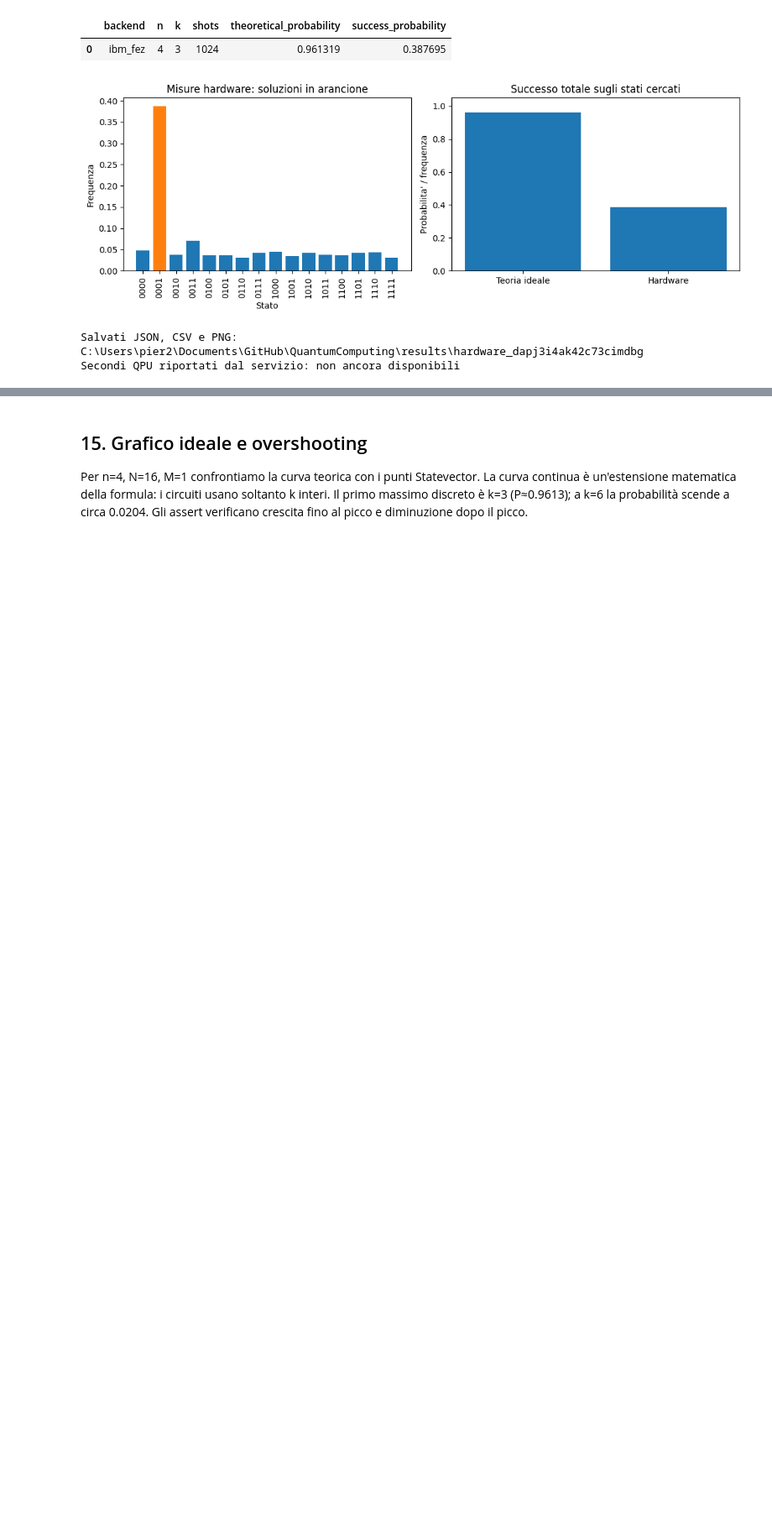
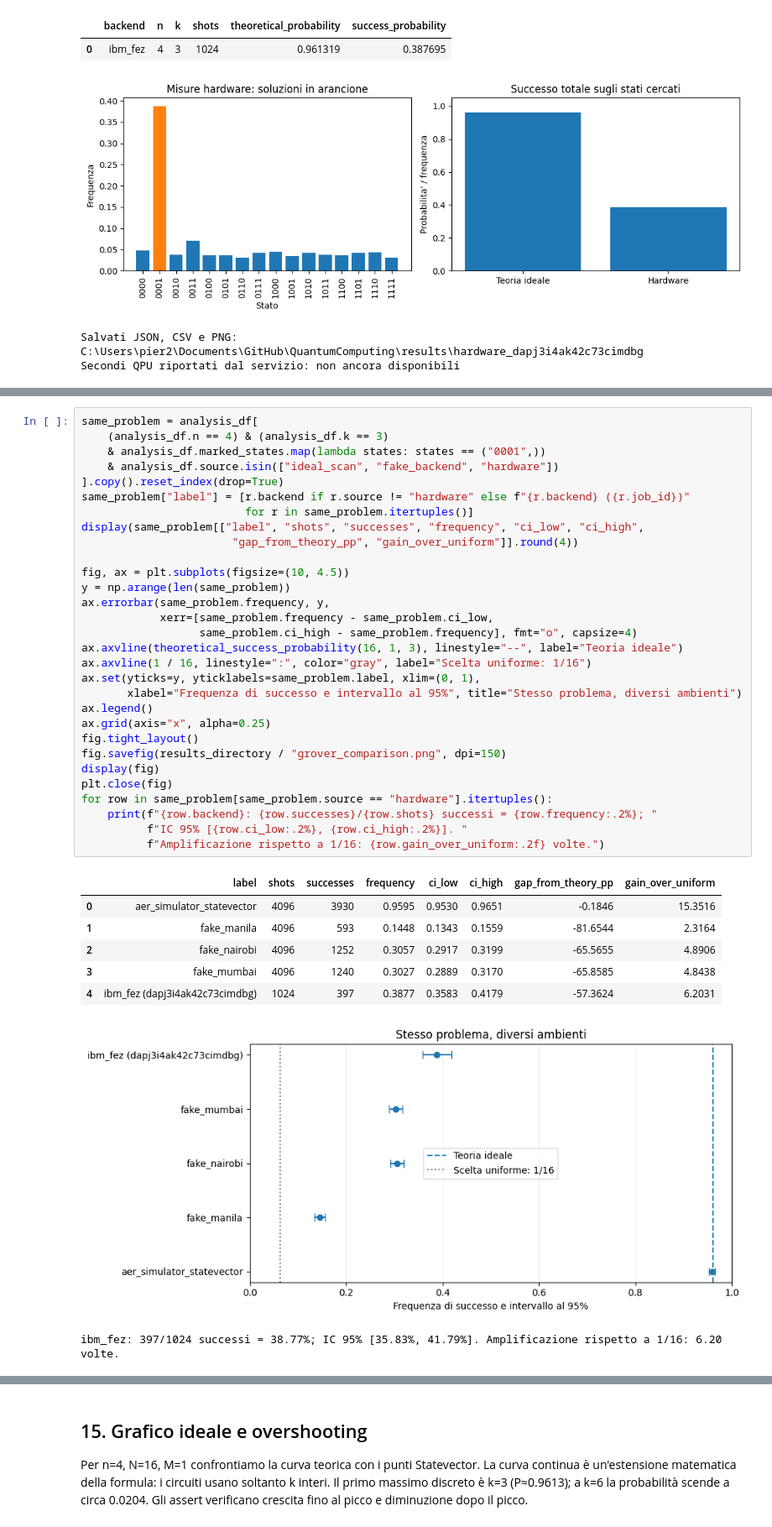
Before and after one commit to Pier2690/QuantumComputing, a Jupyter notebook: Grover.ipynb, the cells around one changed output, grey strips where cells are left out. Shown at 84% size. Drawn from its saved outputs; the diff is of its cells as text; blank space fills up the shorter version.

```diff
--- a/Grover.ipynb
+++ b/Grover.ipynb
@@ -1428,0 +1455,39 @@ CSV verificato: grover_multiple_solutions.csv, 36 righe
+# %%
+same_problem = analysis_df[
+    (analysis_df.n == 4) & (analysis_df.k == 3)
+    & analysis_df.marked_states.map(lambda states: states == ("0001",))
+    & analysis_df.source.isin(["ideal_scan", "fake_backend", "hardware"])
+].copy().reset_index(drop=True)
+same_problem["label"] = [r.backend if r.source != "hardware" else f"{r.backend} ({r.job_id})"
+                         for r in same_problem.itertuples()]
+display(same_problem[["label", "shots", "successes", "frequency", "ci_low", "ci_high",
+                       "gap_from_theory_pp", "gain_over_uniform"]].round(4))
+
+fig, ax = plt.subplots(figsize=(10, 4.5))
+y = np.arange(len(same_problem))
+ax.errorbar(same_problem.frequency, y,
+            xerr=[same_problem.frequency - same_problem.ci_low,
+                  same_problem.ci_high - same_problem.frequency], fmt="o", capsize=4)
+ax.axvline(theoretical_success_probability(16, 1, 3), linestyle="--", label="Teoria ideale")
+ax.axvline(1 / 16, linestyle=":", color="gray", label="Scelta uniforme: 1/16")
+ax.set(yticks=y, yticklabels=same_problem.label, xlim=(0, 1),
+       xlabel="Frequenza di successo e intervallo al 95%", title="Stesso problema, diversi ambienti")
+ax.legend()
+ax.grid(axis="x", alpha=0.25)
+fig.tight_layout()
+fig.savefig(results_directory / "grover_comparison.png", dpi=150)
+display(fig)
+plt.close(fig)
+for row in same_problem[same_problem.source == "hardware"].itertuples():
+    print(f"{row.backend}: {row.successes}/{row.shots} successi = {row.frequency:.2%}; "
+          f"IC 95% [{row.ci_low:.2%}, {row.ci_high:.2%}]. "
+          f"Amplificazione rispetto a 1/16: {row.gain_over_uniform:.2f} volte.")
+# %% [output]
+|  | label | shots | successes | frequency | ci_low | ci_high | gap_from_theory_pp | gain_over_uniform |
+| 0 | aer_simulator_statevector | 4096 | 3930 | 0.9595 | 0.9530 | 0.9651 | -0.1846 | 15.3516 |
+| 1 | fake_manila | 4096 | 593 | 0.1448 | 0.1343 | 0.1559 | -81.6544 | 2.3164 |
+| 2 | fake_nairobi | 4096 | 1252 | 0.3057 | 0.2917 | 0.3199 | -65.5655 | 4.8906 |
+| 3 | fake_mumbai | 4096 | 1240 | 0.3027 | 0.2889 | 0.3170 | -65.8585 | 4.8438 |
+| 4 | ibm_fez (dapj3i4ak42c73cimdbg) | 1024 | 397 | 0.3877 | 0.3583 | 0.4179 | -57.3624 | 6.2031 |
+[figure, added]
+ibm_fez: 397/1024 successi = 38.77%; IC 95% [35.83%, 41.79%]. Amplificazione rispetto a 1/16: 6.20 volte.
```
Also changed, not shown: parts of 11 cells of this notebook.
